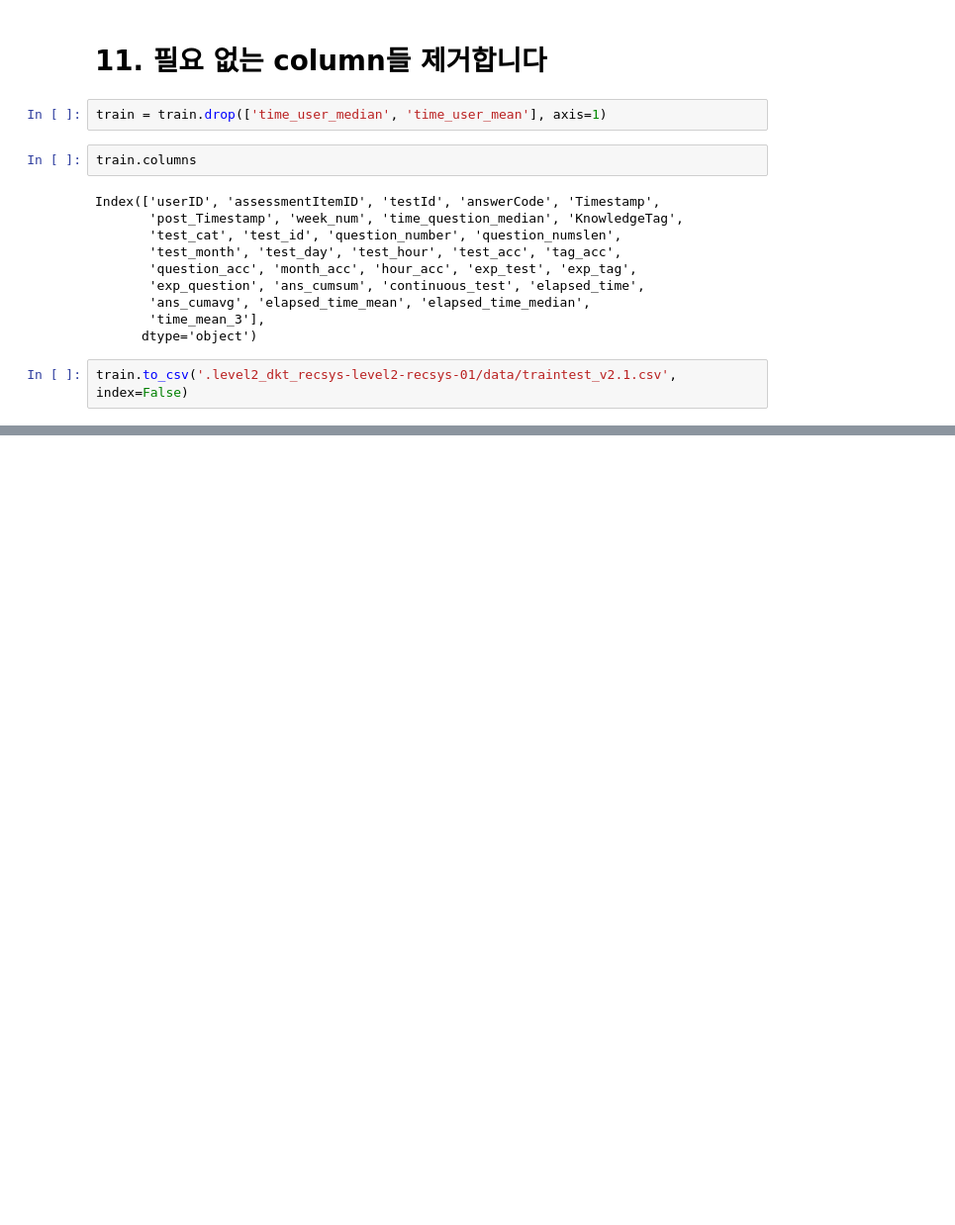
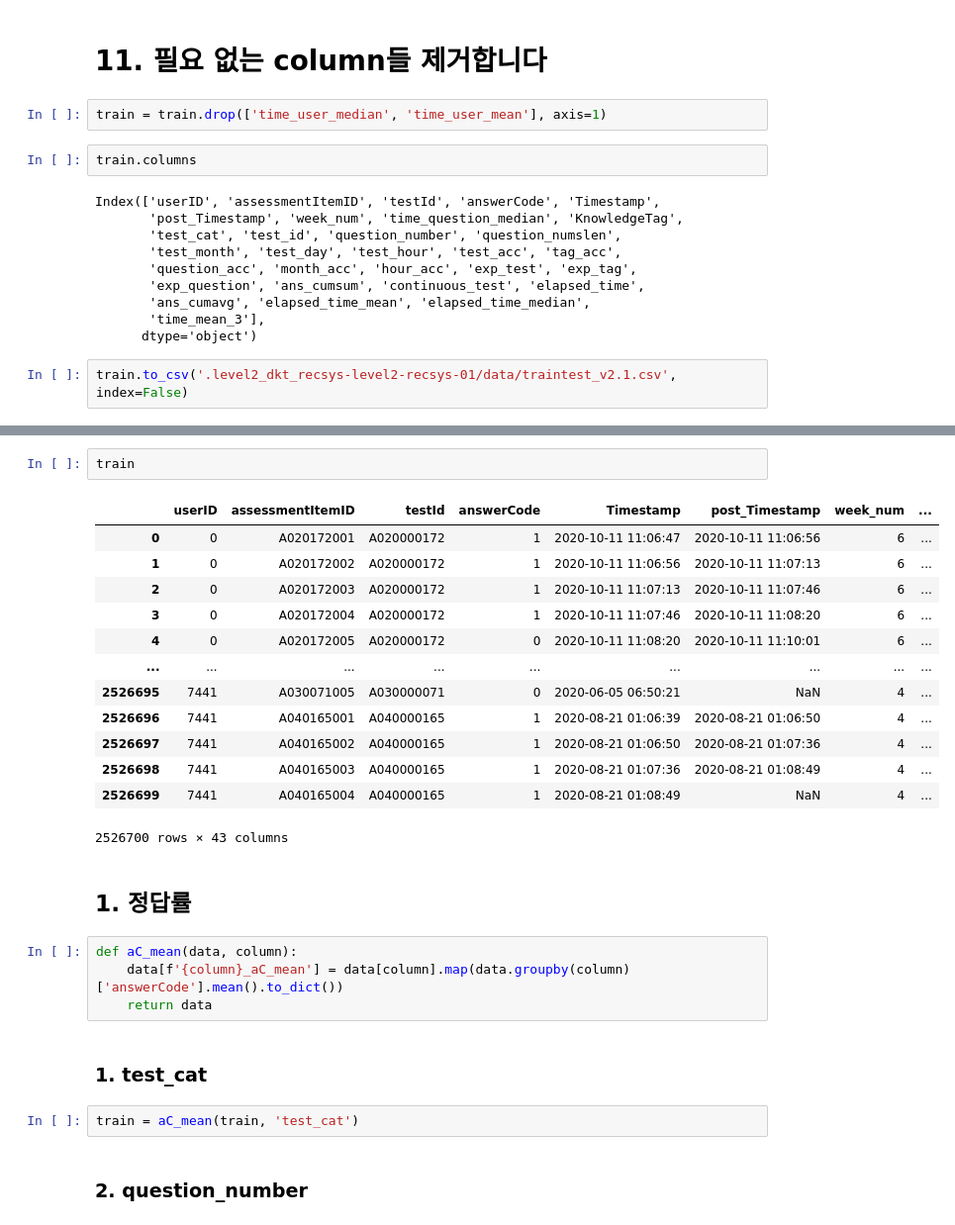
Before and after one commit to boostcampaitech4lv23recsys1/level2_dkt_recsys-level2-recsys-01, a Jupyter notebook: preprocessing_11.25.ipynb, the cells around one changed output, grey strips where cells are left out. Shown at 99% size. Saved outputs shown, nothing was run; the diff lists cells and outputs as text; blank space fills up the shorter version.

```diff
--- a/preprocessing_11.25.ipynb
+++ b/preprocessing_11.25.ipynb
@@ -189,0 +207,28 @@ train.to_csv('.level2_dkt_recsys-level2-recsys-01/data/traintest_v2.1.csv', inde
+# %%
+train
+# %% [output]
+|  | userID | assessmentItemID | testId | answerCode | Timestamp | post_Timestamp | week_num | ... |
+| 0 | 0 | A020172001 | A020000172 | 1 | 2020-10-11 11:06:47 | 2020-10-11 11:06:56 | 6 | ... |
+| 1 | 0 | A020172002 | A020000172 | 1 | 2020-10-11 11:06:56 | 2020-10-11 11:07:13 | 6 | ... |
+| 2 | 0 | A020172003 | A020000172 | 1 | 2020-10-11 11:07:13 | 2020-10-11 11:07:46 | 6 | ... |
+| 3 | 0 | A020172004 | A020000172 | 1 | 2020-10-11 11:07:46 | 2020-10-11 11:08:20 | 6 | ... |
+| 4 | 0 | A020172005 | A020000172 | 0 | 2020-10-11 11:08:20 | 2020-10-11 11:10:01 | 6 | ... |
+| ... | ... | ... | ... | ... | ... | ... | ... | ... |
+| 2526695 | 7441 | A030071005 | A030000071 | 0 | 2020-06-05 06:50:21 | NaN | 4 | ... |
+| 2526696 | 7441 | A040165001 | A040000165 | 1 | 2020-08-21 01:06:39 | 2020-08-21 01:06:50 | 4 | ... |
+| 2526697 | 7441 | A040165002 | A040000165 | 1 | 2020-08-21 01:06:50 | 2020-08-21 01:07:36 | 4 | ... |
+| 2526698 | 7441 | A040165003 | A040000165 | 1 | 2020-08-21 01:07:36 | 2020-08-21 01:08:49 | 4 | ... |
+| 2526699 | 7441 | A040165004 | A040000165 | 1 | 2020-08-21 01:08:49 | NaN | 4 | ... |
+2526700 rows × 43 columns
+# %% [markdown]
+## 1. 정답률
+# %%
+def aC_mean(data, column):
+    data[f'{column}_aC_mean'] = data[column].map(data.groupby(column)['answerCode'].mean().to_dict())
+    return data
+# %% [markdown]
+### 1. test_cat
+# %%
+train = aC_mean(train, 'test_cat')
+# %% [markdown]
+### 2. question_number
```
Also changed, not shown: parts of 31 cells of this notebook, 4 other files.
